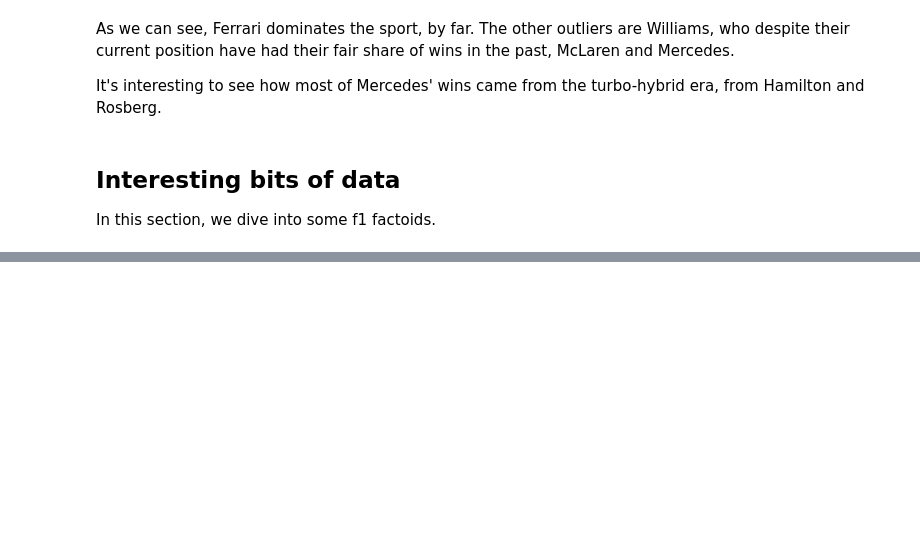
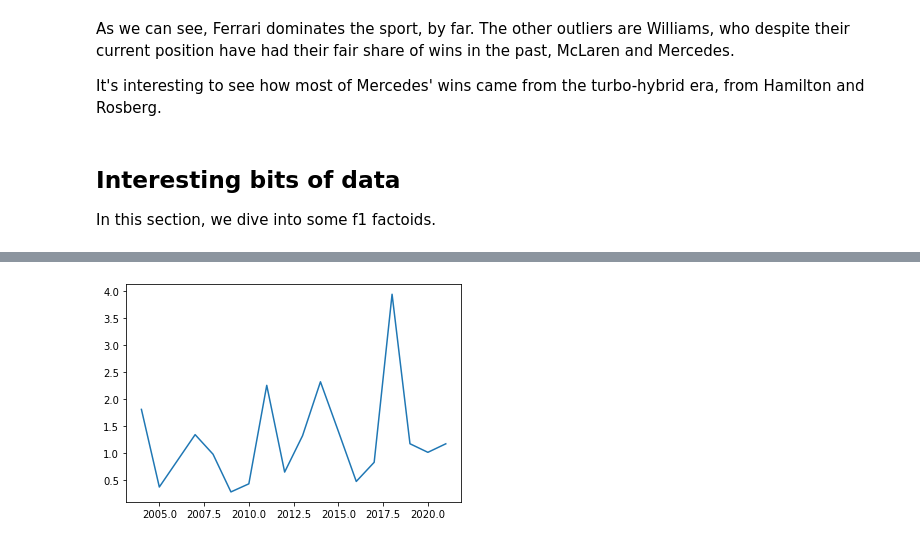
Before and after one commit to leoDomingos/study-on-formula-1-champions, a Jupyter notebook: f1-drivers-study.ipynb, the cells around one changed output, grey strips where cells are left out. Cells and saved outputs as stored; diff of their text form; code cells hidden in the pictures; blank space fills up the shorter version.

```diff
--- a/f1-drivers-study.ipynb
+++ b/f1-drivers-study.ipynb
@@ -309,0 +423,21 @@ In this section, we dive into some f1 factoids.
+# %%
+spa_deltas = {}
+for year in range(2004, 2022):
+    if year == 2006:
+        year += 1
+    spa_file = open(f"./data/2004-2021-spa-laptimes/{year}.json")
+    spa_data = json.load(spa_file)
+    # Get the first place's time and turn it to seconds
+    first_driver = spa_data["MRData"]["RaceTable"]["Races"][0]["QualifyingResults"][0]
+    fastest_quali_section = list(first_driver.keys())[-1]
+    fastest_lap = first_driver[fastest_quali_section]
+    first_place = int(fastest_lap[0])*60 + int(fastest_lap[2:4]) + int(fastest_lap[5:])/1000
+    # Get the fifth place's time and turn it to seconds
+    fifth_driver = spa_data["MRData"]["RaceTable"]["Races"][0]["QualifyingResults"][4]
+    fifths_fastest_quali_section = list(fifth_driver.keys())[-1]
+    fifths_fastest_lap = fifth_driver[fifths_fastest_quali_section]
+    fifth_place = int(fifths_fastest_lap[0])*60 + int(fifths_fastest_lap[2:4]) + int(fifths_fastest_lap[5:])/1000
+
+    delta = fifth_place - first_place
+    spa_deltas[year] = delta
+spa_deltas
@@ -309,0 +462,4 @@ In this section, we dive into some f1 factoids.
+# %%
+plt.plot(list(spa_deltas.keys()), list(spa_deltas.values()));
+# %% [output]
+[figure, added]
```
Also changed, not shown: parts of 16 cells of this notebook, 37 other files.
